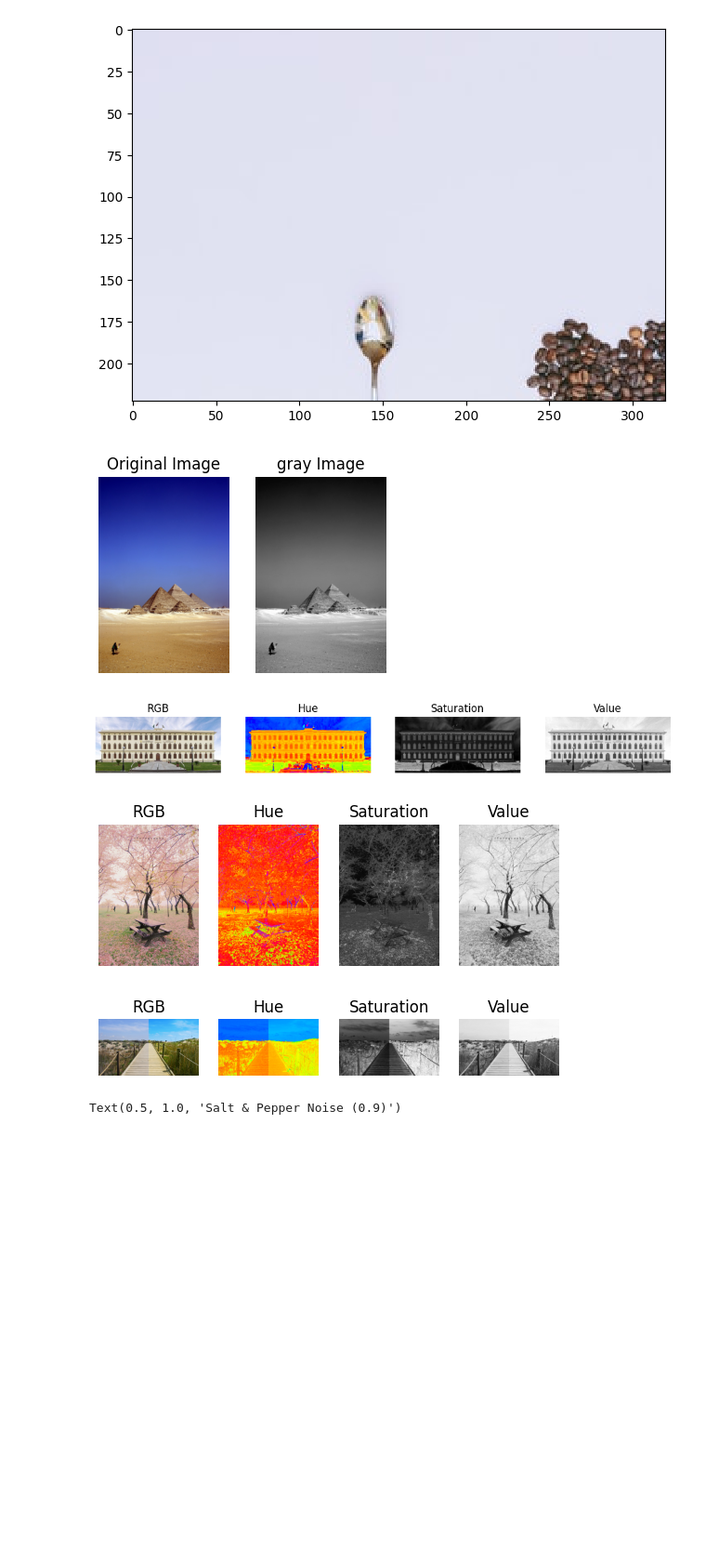
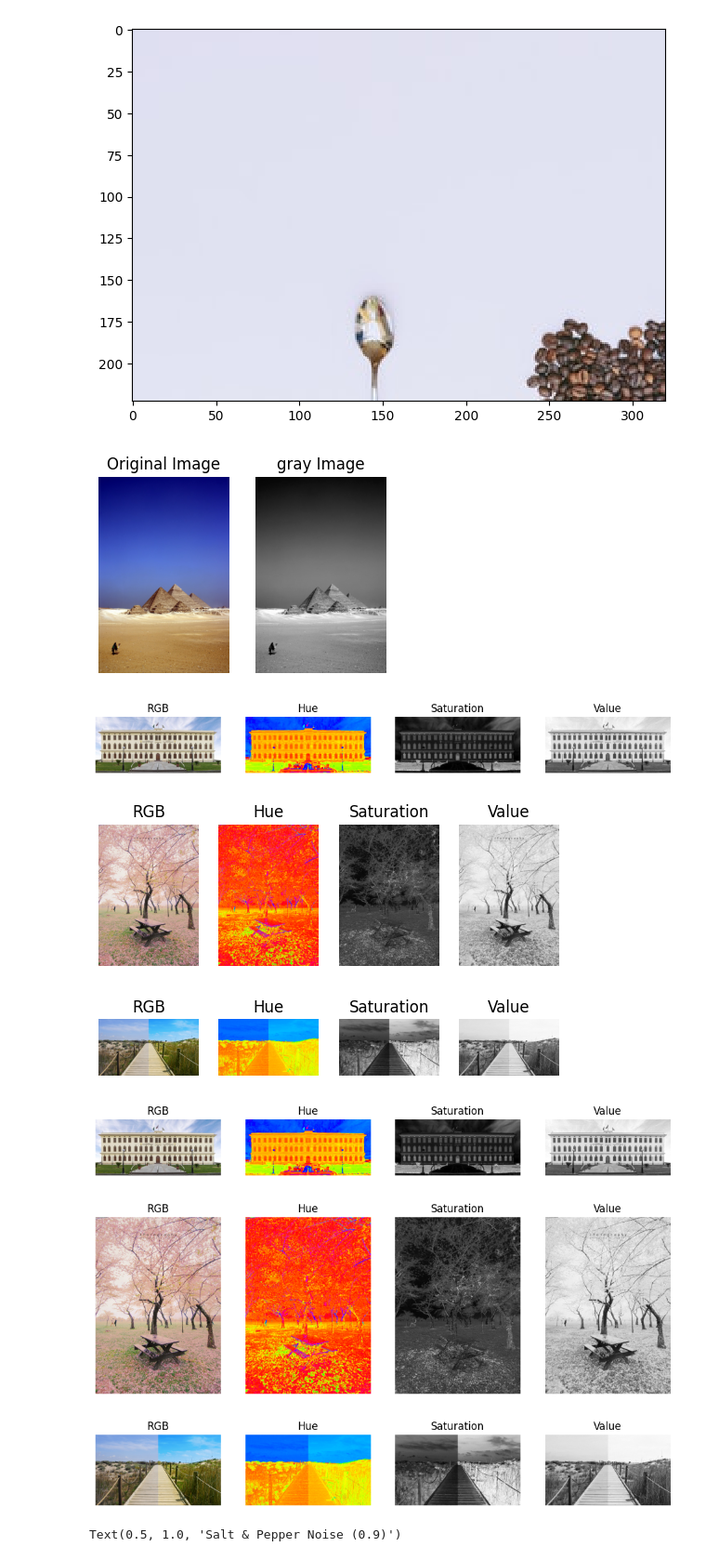
Before and after one commit to asermohamed1/image_processing-labs, a Jupyter notebook: Lab1-std/Lab_1_std.ipynb, the cells around one changed output. Shown at 93% size. Cells and saved outputs as stored; diff of their text form; code cells hidden in the pictures; blank space fills up the shorter version.

```diff
--- a/Lab1-std/Lab_1_std.ipynb
+++ b/Lab1-std/Lab_1_std.ipynb
@@ -108,7 +108,7 @@ gray_image(io.imread('pyramids.jpeg'))
 
 
 
-def HSV_image(hsv_folder_name):
+def HSV_image_from_folder(hsv_folder_name):
     plt.figure(figsize=(12, 4))
 
     hsv_folder = Path(hsv_folder_name)
@@ -126,34 +126,77 @@ def HSV_image(hsv_folder_name):
         plt.subplot(1, 4, 1)
         plt.imshow(rgb_img)
         plt.title("RGB")
         plt.axis('off')
 
         plt.subplot(1, 4, 2)
         plt.imshow(hue_channel, cmap='hsv')
         plt.title("Hue")
         plt.axis('off')
 
 
         plt.subplot(1, 4, 3)
         plt.imshow(saturation_channel, cmap='gray')
         plt.title("Saturation")
         plt.axis('off')
 
 
         plt.subplot(1, 4, 4)
         plt.imshow(value_channel, cmap='gray')
         plt.title("Value")
         plt.axis('off')
 
 
         plt.show()
 
-HSV_image('hsv')
+HSV_image_from_folder('hsv')
+
+
+def HSV_image(hsv_image_uri):
+    plt.figure(figsize=(12, 4))
+    img = io.imread(hsv_image_uri)
+
+    rgb_img = img
+    img = rgb2hsv(img)
+    hue_channel = img[:,:,0]
+    saturation_channel = img[:,:,1]
+    value_channel = img[:,:,2]
+
+    plt.subplot(1, 4, 1)
+    plt.imshow(rgb_img)
+    plt.title("RGB")
+    plt.axis('off')
+
+    plt.subplot(1, 4, 2)
+    plt.imshow(hue_channel, cmap='hsv')
+    plt.title("Hue")
+    plt.axis('off')
+
+
+    plt.subplot(1, 4, 3)
+    plt.imshow(saturation_channel, cmap='gray')
+    plt.title("Saturation")
+    plt.axis('off')
+
+
+    plt.subplot(1, 4, 4)
+    plt.imshow(value_channel, cmap='gray')
+    plt.title("Value")
+    plt.axis('off')
+
+
+    plt.show()
+
+HSV_image('hsv/ex1.png')
+HSV_image('hsv/ex2.jpg')
+HSV_image('hsv/ex3.jpg')
 # %% [output]
 [figure]
 [figure]
 [figure]
 [figure]
+[figure, added]
+[figure, added]
+[figure, added]
 # %%
 '''
 Requirement 2 (Noise):
```
